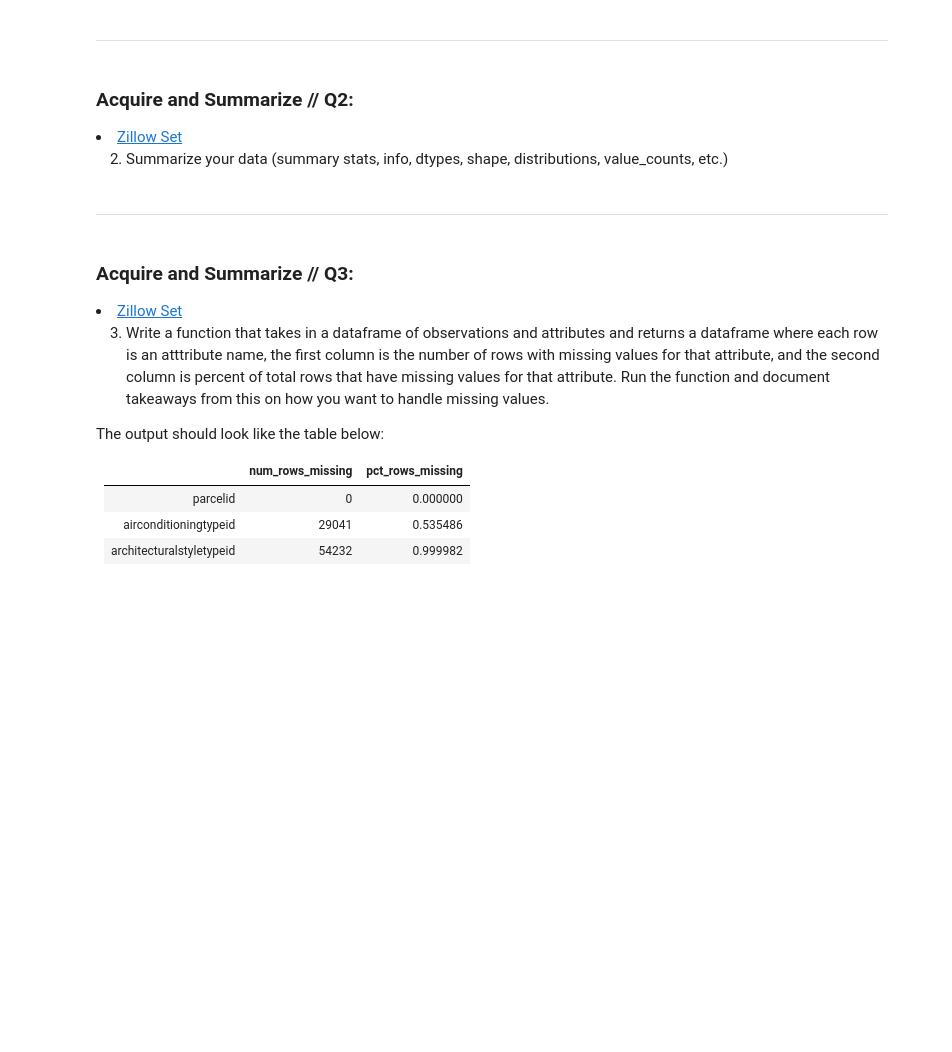
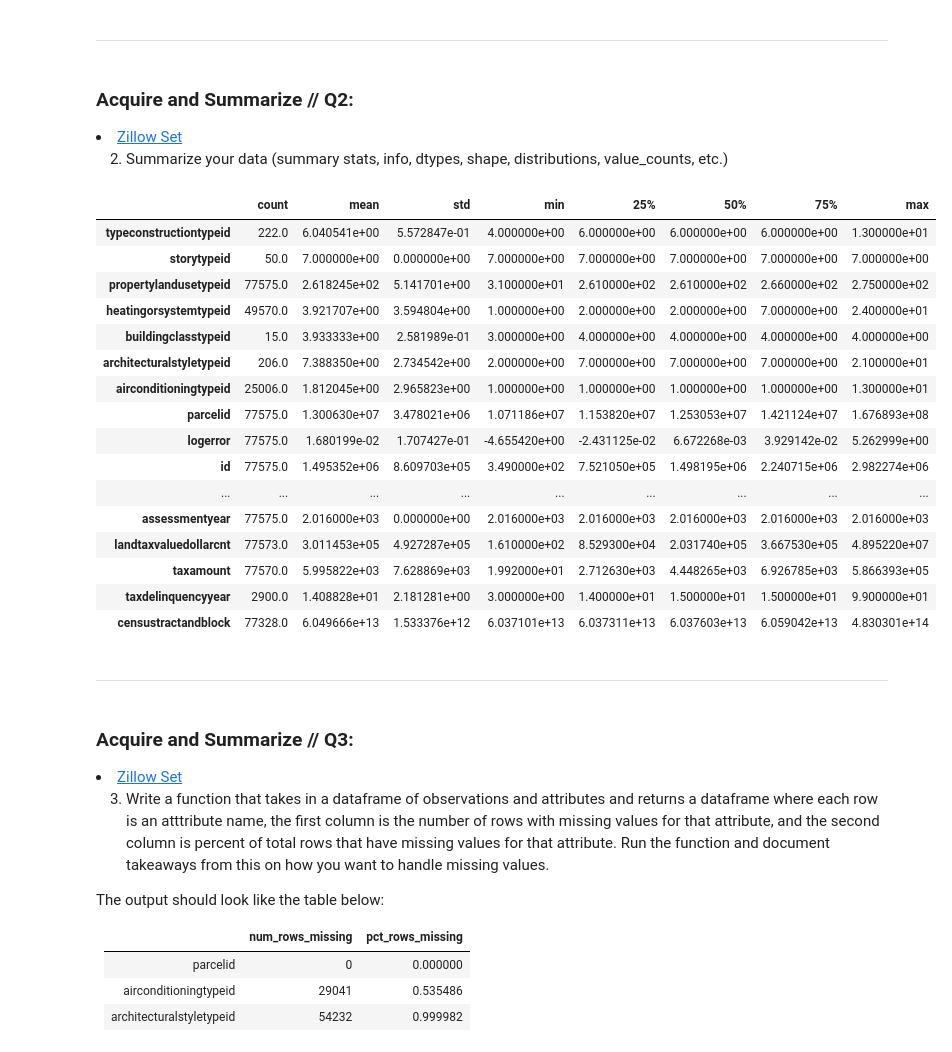
Before and after one commit to Jared-Wood135/clustering-exercises, a Jupyter notebook: zillow.ipynb, the cells around one changed output. Cells and saved outputs as stored; diff of their text form; code cells hidden in the pictures; blank space fills up the shorter version.

```diff
--- a/zillow.ipynb
+++ b/zillow.ipynb
@@ -37,3 +51,6 @@
 You will want to end with a single dataframe. Include the logerror field and all other fields related to the properties that are available. You will end up using all the tables in the database.
 
 Be sure to do the correct join (inner, outer, etc.). We do not want to eliminate properties purely because they may have a null value for airconditioningtypeid. - Only include properties with a transaction in 2017, and include only the last transaction for each property (so no duplicate property ID's), along with zestimate error and date of transaction. (Hint: read the docs for the .duplicated method) - Only include properties that have a latitude and longitude value.
+# %%
+# Acquire le dataset
+zillow = w.acquire_zillow()
@@ -39,0 +61,3 @@ Be sure to do the correct join (inner, outer, etc.). We do not want to eliminate
+# %%
+# Drop na long/lat rows
+zillow.dropna(subset=['latitude', 'longitude'], inplace=True)
@@ -45,6 +73,26 @@ Be sure to do the correct join (inner, outer, etc.). We do not want to eliminate
 <li><a href='#zillow'>Zillow Set</a></li>
 
 2. Summarize your data (summary stats, info, dtypes, shape, distributions, value_counts, etc.)
+# %%
+zillow.describe().T
+# %% [output]
+|  | count | mean | std | min | 25% | 50% | 75% | max |
+| typeconstructiontypeid | 222.0 | 6.040541e+00 | 5.572847e-01 | 4.000000e+00 | 6.000000e+00 | 6.000000e+00 | 6.000000e+00 | 1.300000e+01 |
+| storytypeid | 50.0 | 7.000000e+00 | 0.000000e+00 | 7.000000e+00 | 7.000000e+00 | 7.000000e+00 | 7.000000e+00 | 7.000000e+00 |
+| propertylandusetypeid | 77575.0 | 2.618245e+02 | 5.141701e+00 | 3.100000e+01 | 2.610000e+02 | 2.610000e+02 | 2.660000e+02 | 2.750000e+02 |
+| heatingorsystemtypeid | 49570.0 | 3.921707e+00 | 3.594804e+00 | 1.000000e+00 | 2.000000e+00 | 2.000000e+00 | 7.000000e+00 | 2.400000e+01 |
+| buildingclasstypeid | 15.0 | 3.933333e+00 | 2.581989e-01 | 3.000000e+00 | 4.000000e+00 | 4.000000e+00 | 4.000000e+00 | 4.000000e+00 |
+| architecturalstyletypeid | 206.0 | 7.388350e+00 | 2.734542e+00 | 2.000000e+00 | 7.000000e+00 | 7.000000e+00 | 7.000000e+00 | 2.100000e+01 |
+| airconditioningtypeid | 25006.0 | 1.812045e+00 | 2.965823e+00 | 1.000000e+00 | 1.000000e+00 | 1.000000e+00 | 1.000000e+00 | 1.300000e+01 |
+| parcelid | 77575.0 | 1.300630e+07 | 3.478021e+06 | 1.071186e+07 | 1.153820e+07 | 1.253053e+07 | 1.421124e+07 | 1.676893e+08 |
+| logerror | 77575.0 | 1.680199e-02 | 1.707427e-01 | -4.655420e+00 | -2.431125e-02 | 6.672268e-03 | 3.929142e-02 | 5.262999e+00 |
+| id | 77575.0 | 1.495352e+06 | 8.609703e+05 | 3.490000e+02 | 7.521050e+05 | 1.498195e+06 | 2.240715e+06 | 2.982274e+06 |
+| ... | ... | ... | ... | ... | ... | ... | ... | ... |
+| assessmentyear | 77575.0 | 2.016000e+03 | 0.000000e+00 | 2.016000e+03 | 2.016000e+03 | 2.016000e+03 | 2.016000e+03 | 2.016000e+03 |
+| landtaxvaluedollarcnt | 77573.0 | 3.011453e+05 | 4.927287e+05 | 1.610000e+02 | 8.529300e+04 | 2.031740e+05 | 3.667530e+05 | 4.895220e+07 |
+| taxamount | 77570.0 | 5.995822e+03 | 7.628869e+03 | 1.992000e+01 | 2.712630e+03 | 4.448265e+03 | 6.926785e+03 | 5.866393e+05 |
+| taxdelinquencyyear | 2900.0 | 1.408828e+01 | 2.181281e+00 | 3.000000e+00 | 1.400000e+01 | 1.500000e+01 | 1.500000e+01 | 9.900000e+01 |
+| censustractandblock | 77328.0 | 6.049666e+13 | 1.533376e+12 | 6.037101e+13 | 6.037311e+13 | 6.037603e+13 | 6.059042e+13 | 4.830301e+14 |
 # %% [markdown]
 ---
 # %% [markdown]
```
Also changed, not shown: parts of 22 cells of this notebook, 1 other file.
